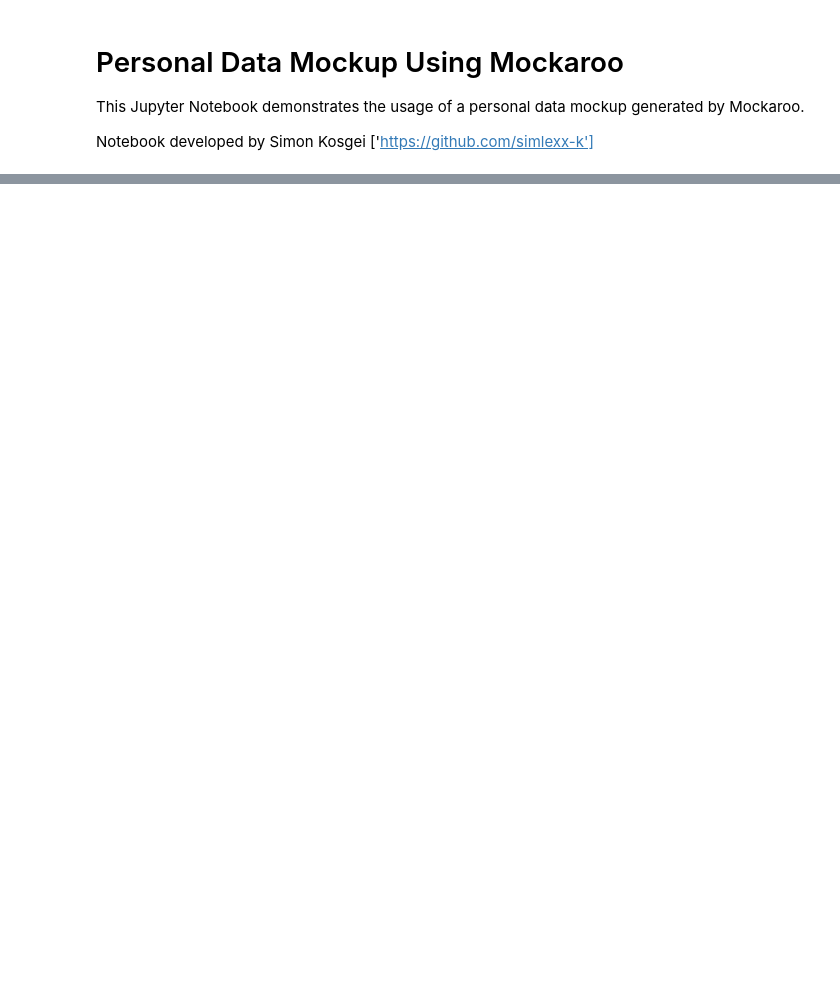
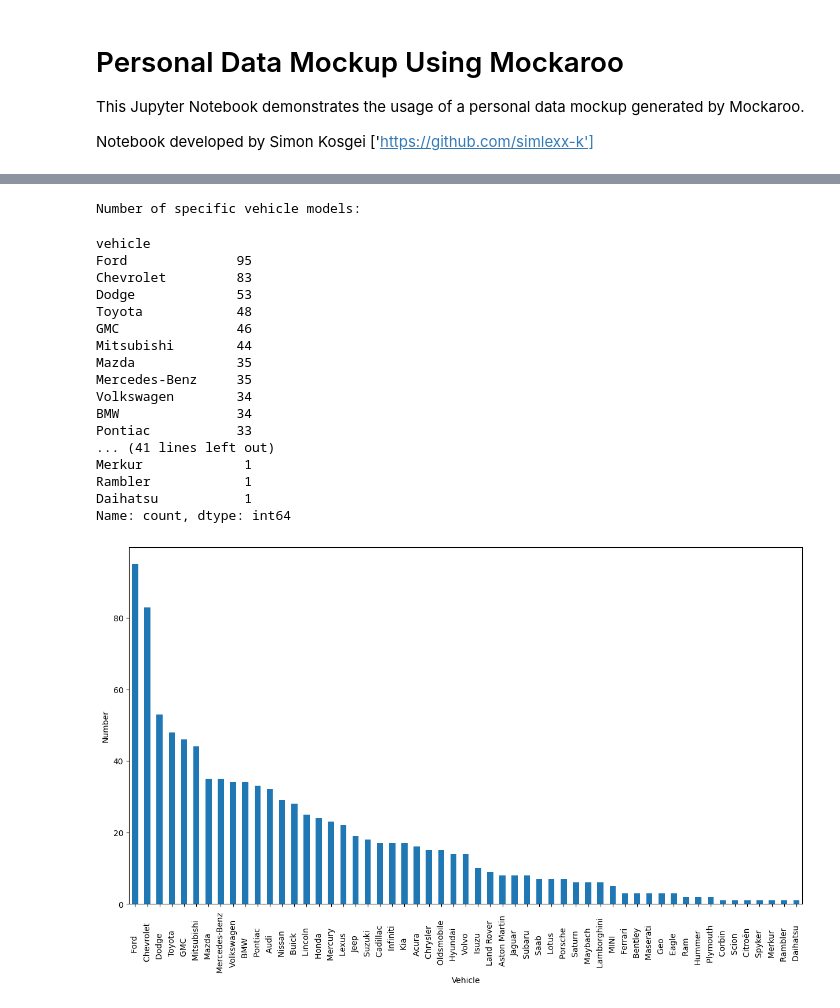
Before and after one commit to simlexx-k/EVPopulation, a Jupyter notebook: personal_data_execution.ipynb, the cells around one changed output, grey strips where cells are left out. Saved outputs shown, nothing was run; the diff lists cells and outputs as text; code cells hidden in the pictures; blank space fills up the shorter version.

```diff
--- a/personal_data_execution.ipynb
+++ b/personal_data_execution.ipynb
@@ -69,0 +45,27 @@ pdata.sort_values(['vehicle       '], ascending= True).head(5)
+# %%
+#Bar graph plot of vehicles by model
+print('Number of specific vehicle models:')
+datafig = pdata['vehicle       '].value_counts()
+veh_counts = pdata['vehicle       '].value_counts().plot(kind='bar', figsize=[15,8], xlabel='Vehicle', ylabel='Number')
+veh_counts
+datafig
+# %% [output]
+Number of specific vehicle models:
+vehicle
+Ford              95
+Chevrolet         83
+Dodge             53
+Toyota            48
+GMC               46
+Mitsubishi        44
+Mazda             35
+Mercedes-Benz     35
+Volkswagen        34
+BMW               34
+Pontiac           33
+... (41 lines left out)
+Merkur             1
+Rambler            1
+Daihatsu           1
+Name: count, dtype: int64
+[figure, added]
```
Also changed, not shown: parts of 3 cells of this notebook.
